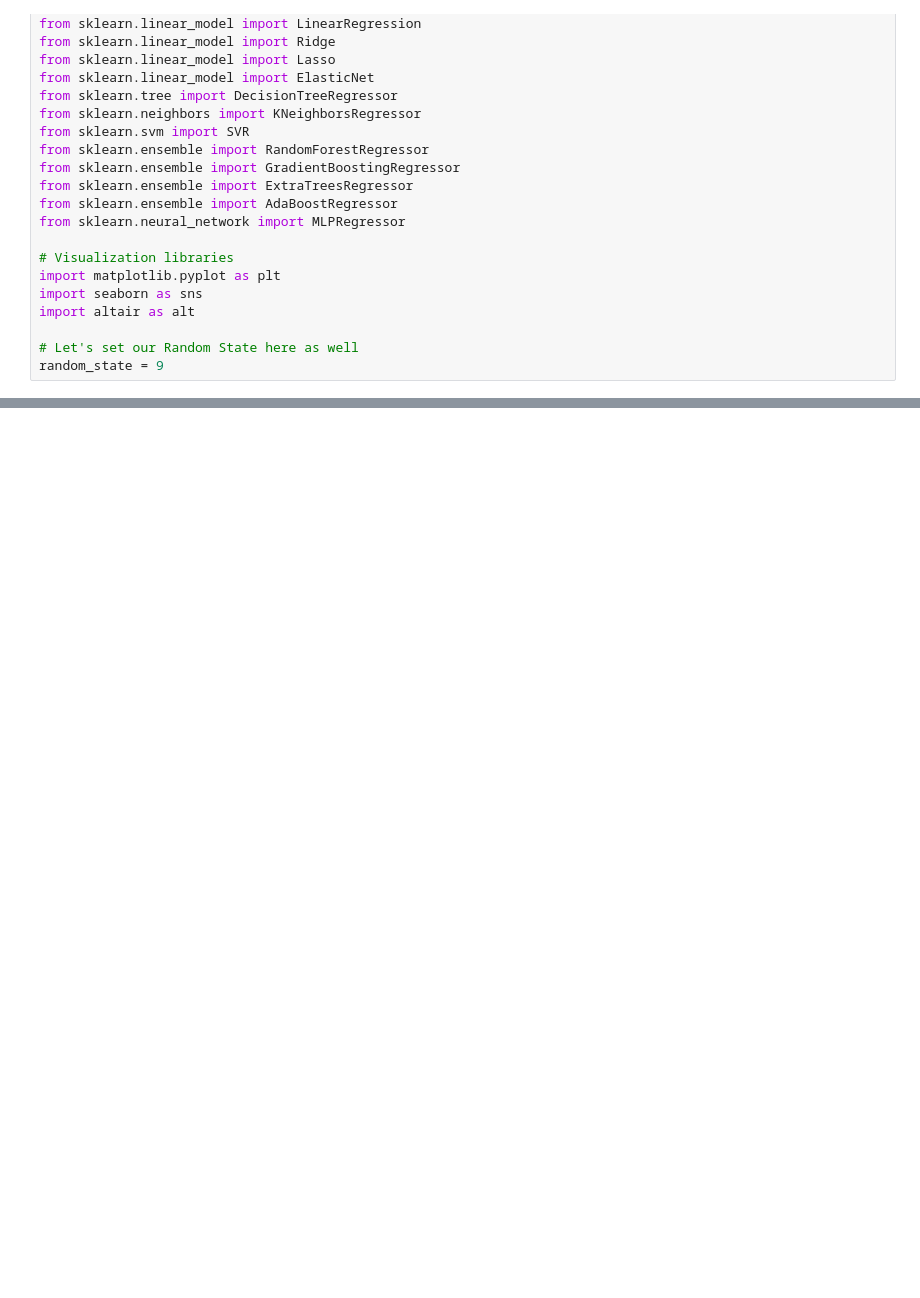
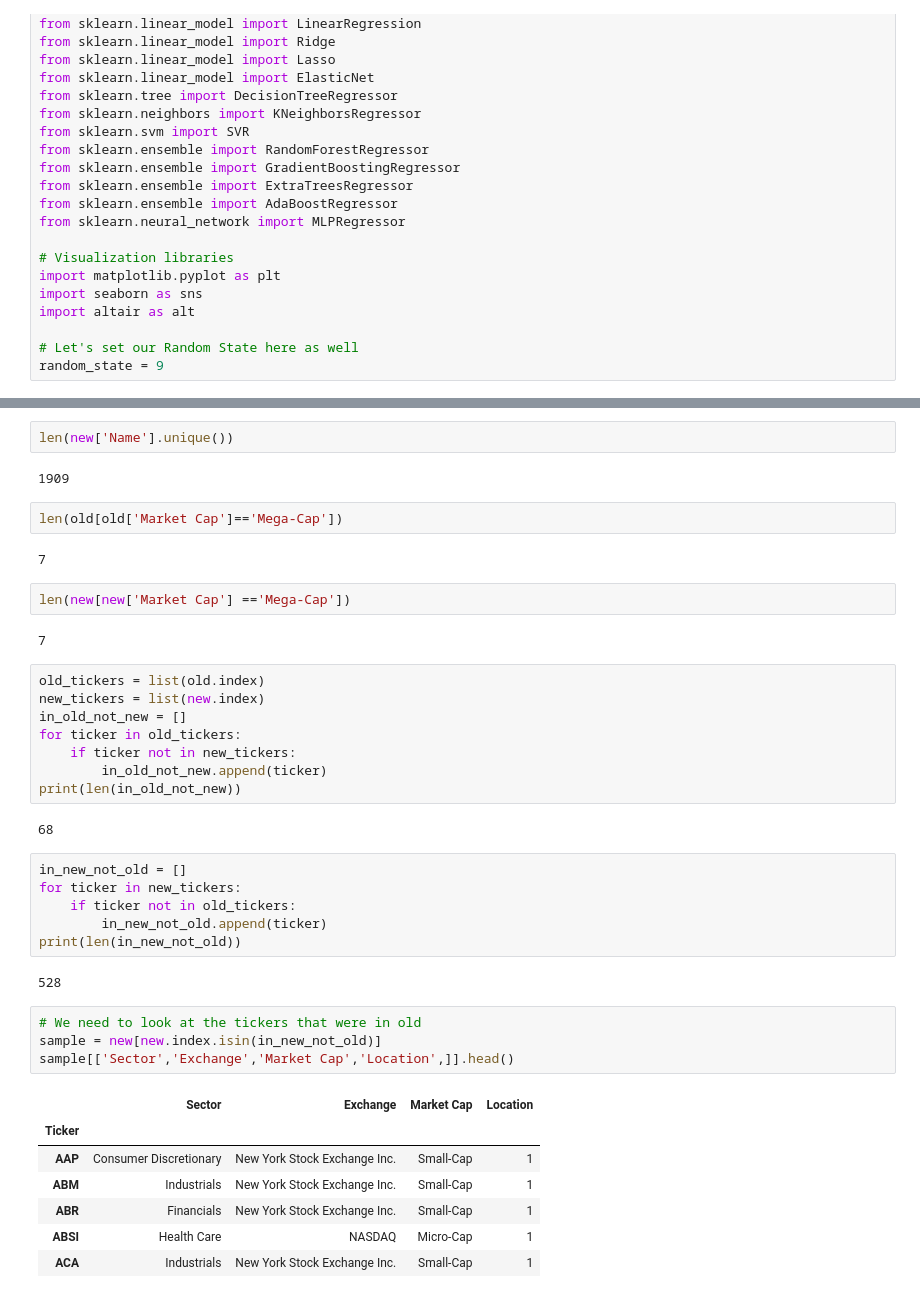
Before and after one commit to tmacpherson6/machine_learning_in_fundamental_valuations, a Jupyter notebook: Notebooks/Thomas/10 - Temp.ipynb, the cells around one changed output, grey strips where cells are left out. Saved outputs shown, nothing was run; the diff lists cells and outputs as text; blank space fills up the shorter version.

```diff
--- a/Notebooks/Thomas/10 - Temp.ipynb
+++ b/Notebooks/Thomas/10 - Temp.ipynb
@@ -44,0 +125,42 @@ FileNotFoundError: [Errno 2] No such file or directory: '../../datasets/X_train_
+# %%
+len(new['Name'].unique())
+# %% [output]
+1909
+# %%
+len(old[old['Market Cap']=='Mega-Cap'])
+# %% [output]
+7
+# %%
+len(new[new['Market Cap'] =='Mega-Cap'])
+# %% [output]
+7
+# %%
+old_tickers = list(old.index)
+new_tickers = list(new.index)
+in_old_not_new = []
+for ticker in old_tickers:
+    if ticker not in new_tickers:
+        in_old_not_new.append(ticker)
+print(len(in_old_not_new))
+# %% [output]
+68
+# %%
+in_new_not_old = []
+for ticker in new_tickers:
+    if ticker not in old_tickers:
+        in_new_not_old.append(ticker)
+print(len(in_new_not_old))
+# %% [output]
+528
+# %%
+# We need to look at the tickers that were in old
+sample = new[new.index.isin(in_new_not_old)]
+sample[['Sector','Exchange','Market Cap','Location',]].head()
+# %% [output]
+|  | Sector | Exchange | Market Cap | Location |
+| Ticker |  |  |  |  |
+| AAP | Consumer Discretionary | New York Stock Exchange Inc. | Small-Cap | 1 |
+| ABM | Industrials | New York Stock Exchange Inc. | Small-Cap | 1 |
+| ABR | Financials | New York Stock Exchange Inc. | Small-Cap | 1 |
+| ABSI | Health Care | NASDAQ | Micro-Cap | 1 |
+| ACA | Industrials | New York Stock Exchange Inc. | Small-Cap | 1 |
```
Also changed, not shown: parts of 23 cells of this notebook, 9 other files.
